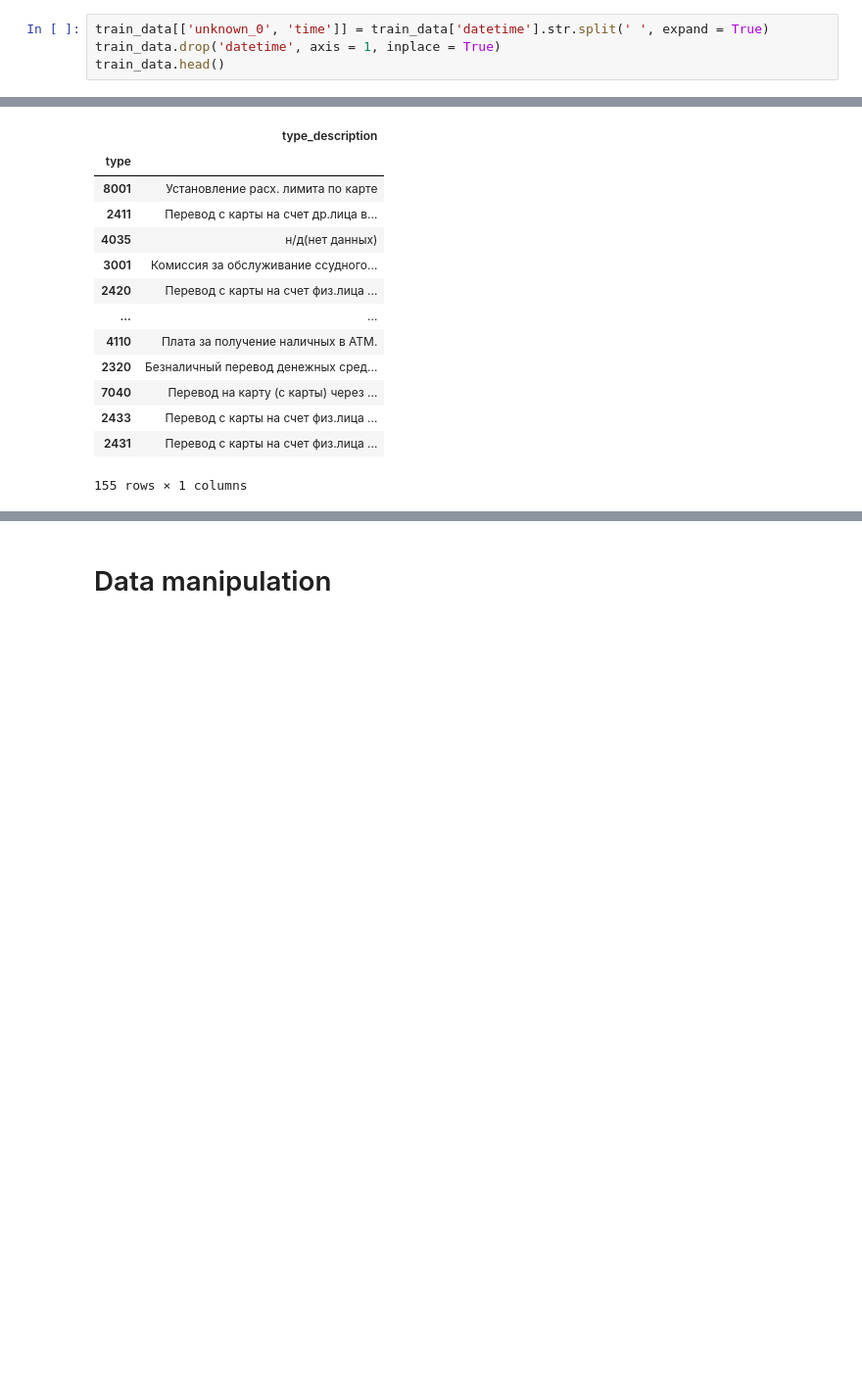
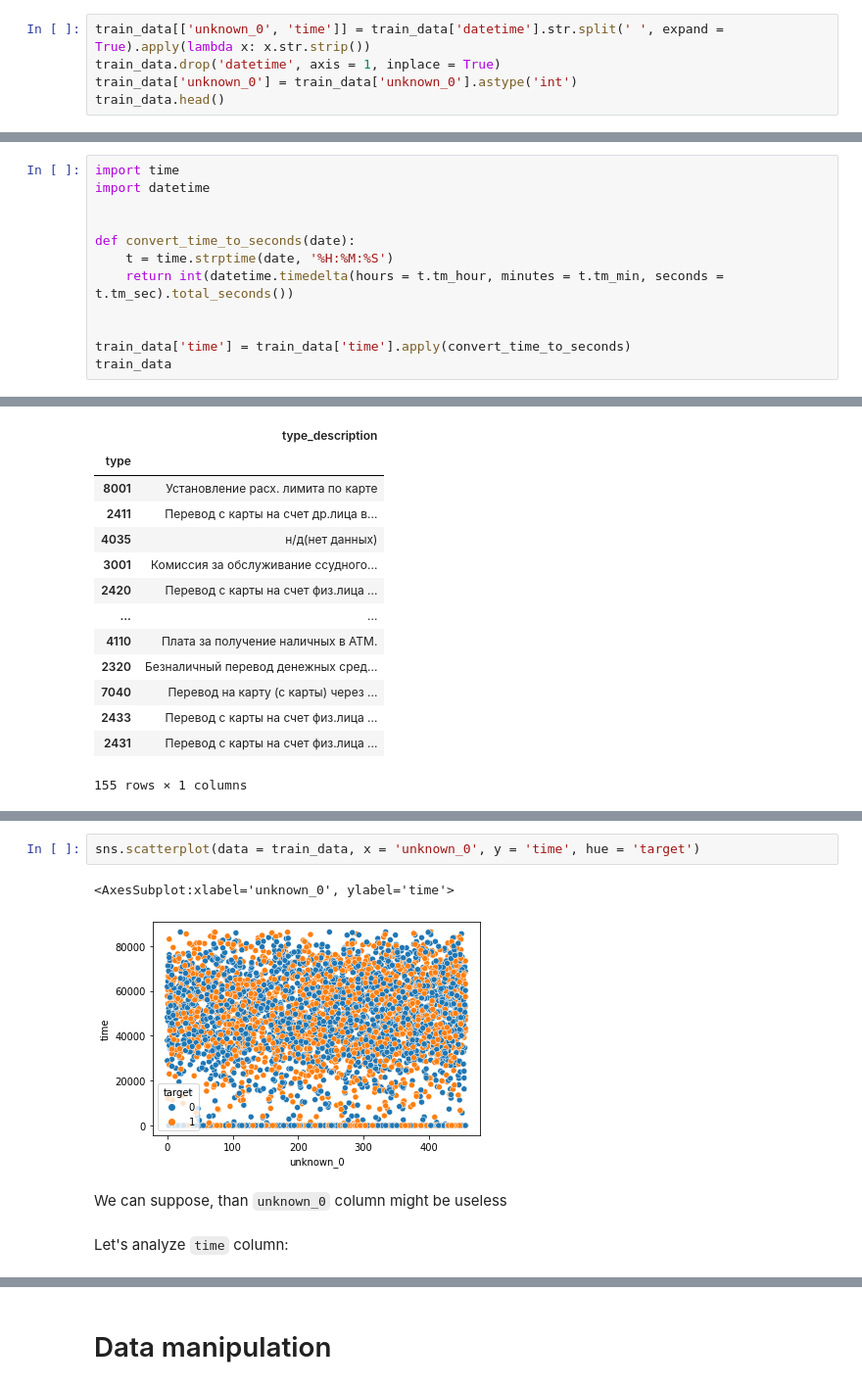
Before and after one commit to alaksiej-karalou/ml-intro-exposit, a Jupyter notebook: solution.ipynb, the cells around one changed output, grey strips where cells are left out. Shown at 98% size. Drawn from its saved outputs; the diff is of its cells as text; blank space fills up the shorter version.

```diff
--- a/solution.ipynb
+++ b/solution.ipynb
@@ -66,8 +67,9 @@ So, client_id has duplicated values and cannot be used as column id
 # %% [markdown]
 Let split `datetime` column to 2 independent
 # %%
-train_data[['unknown_0', 'time']] = train_data['datetime'].str.split(' ', expand = True)
+train_data[['unknown_0', 'time']] = train_data['datetime'].str.split(' ', expand = True).apply(lambda x: x.str.strip())
 train_data.drop('datetime', axis = 1, inplace = True)
+train_data['unknown_0'] = train_data['unknown_0'].astype('int')
 train_data.head()
 # %% [output]
 |  | client_id | code | type | amount | target | unknown_0 | time |
@@ -78,0 +83,12 @@ train_data.head()
+# %%
+import time
+import datetime
+
+
+def convert_time_to_seconds(date):
+    t = time.strptime(date, '%H:%M:%S')
+    return int(datetime.timedelta(hours = t.tm_hour, minutes = t.tm_min, seconds = t.tm_sec).total_seconds())
+
+
+train_data['time'] = train_data['time'].apply(convert_time_to_seconds)
+train_data
@@ -208,0 +449,9 @@ types_data
+# %%
+sns.scatterplot(data = train_data, x = 'unknown_0', y = 'time', hue = 'target')
+# %% [output]
+<AxesSubplot:xlabel='unknown_0', ylabel='time'>
+[figure, added]
+# %% [markdown]
+We can suppose, than `unknown_0` column might be useless
+# %% [markdown]
+Let's analyze `time` column:
```
Also changed, not shown: parts of 59 cells of this notebook, 2 other files.
